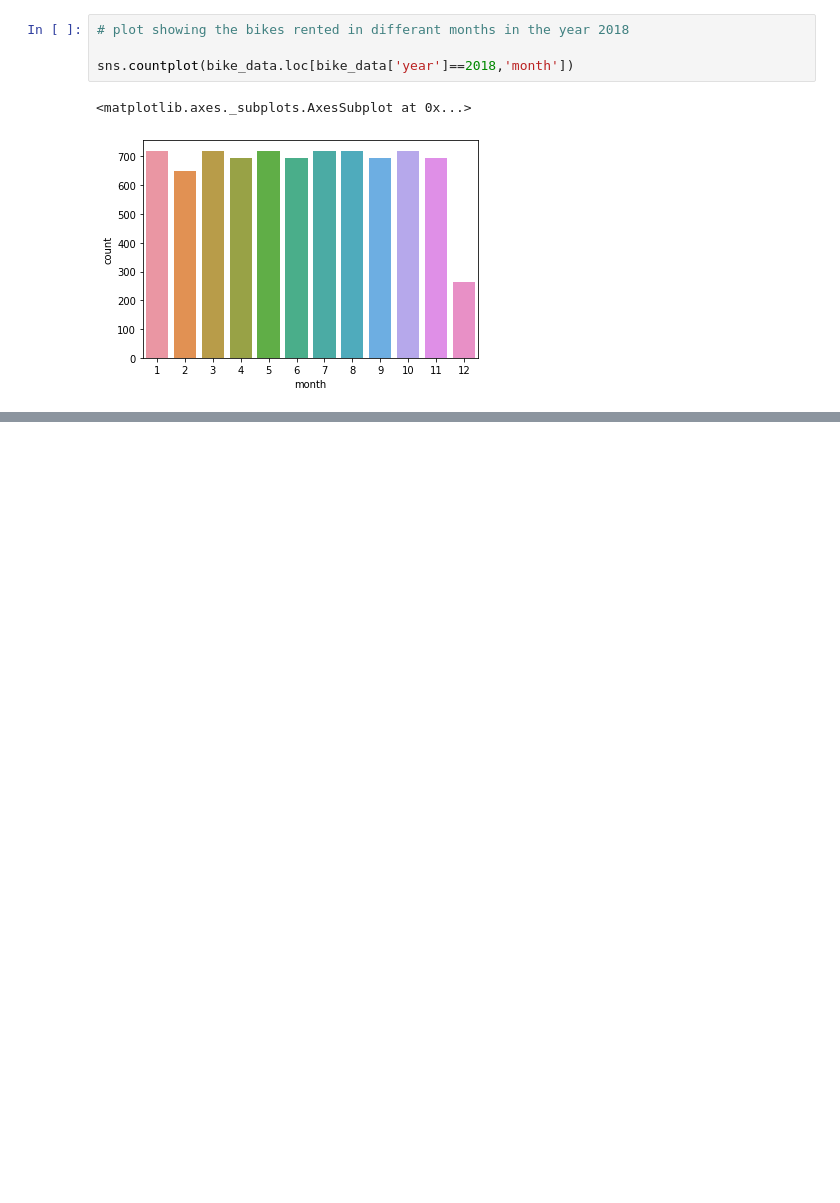
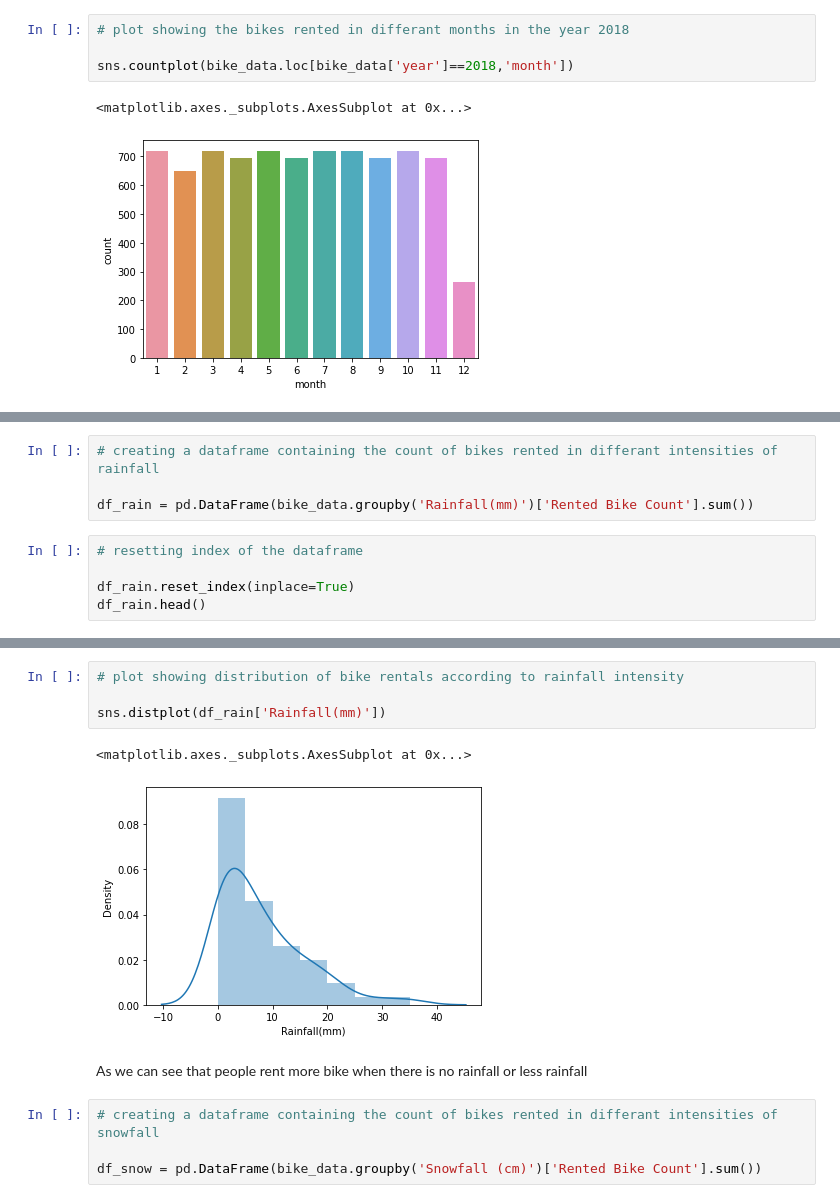
Before and after one commit to Ratnakar2022/Seoul-Bike-Sharing-Demand-Prediction, a Jupyter notebook: Bike_Sharing_Demand_Prediction_Capstone_Project.ipynb, the cells around one changed output, grey strips where cells are left out. Drawn from its saved outputs; the diff is of its cells as text; blank space fills up the shorter version.

```diff
--- a/Bike_Sharing_Demand_Prediction_Capstone_Project.ipynb
+++ b/Bike_Sharing_Demand_Prediction_Capstone_Project.ipynb
@@ -306,0 +309,9 @@ sns.countplot(bike_data.loc[bike_data['year']==2018,'month'])
+# %%
+# creating a dataframe containing the count of bikes rented in differant intensities of rainfall
+
+df_rain = pd.DataFrame(bike_data.groupby('Rainfall(mm)')['Rented Bike Count'].sum())
+# %%
+# resetting index of the dataframe
+
+df_rain.reset_index(inplace=True)
+df_rain.head()
@@ -306,0 +325,13 @@ sns.countplot(bike_data.loc[bike_data['year']==2018,'month'])
+# %%
+# plot showing distribution of bike rentals according to rainfall intensity
+
+sns.distplot(df_rain['Rainfall(mm)'])
+# %% [output]
+<matplotlib.axes._subplots.AxesSubplot at 0x...>
+[figure, added]
+# %% [markdown]
+As we can see that people rent more bike when there is no rainfall or less rainfall
+# %%
+# creating a dataframe containing the count of bikes rented in differant intensities of snowfall
+
+df_snow = pd.DataFrame(bike_data.groupby('Snowfall (cm)')['Rented Bike Count'].sum())
```
Also changed, not shown: parts of 32 cells of this notebook.
